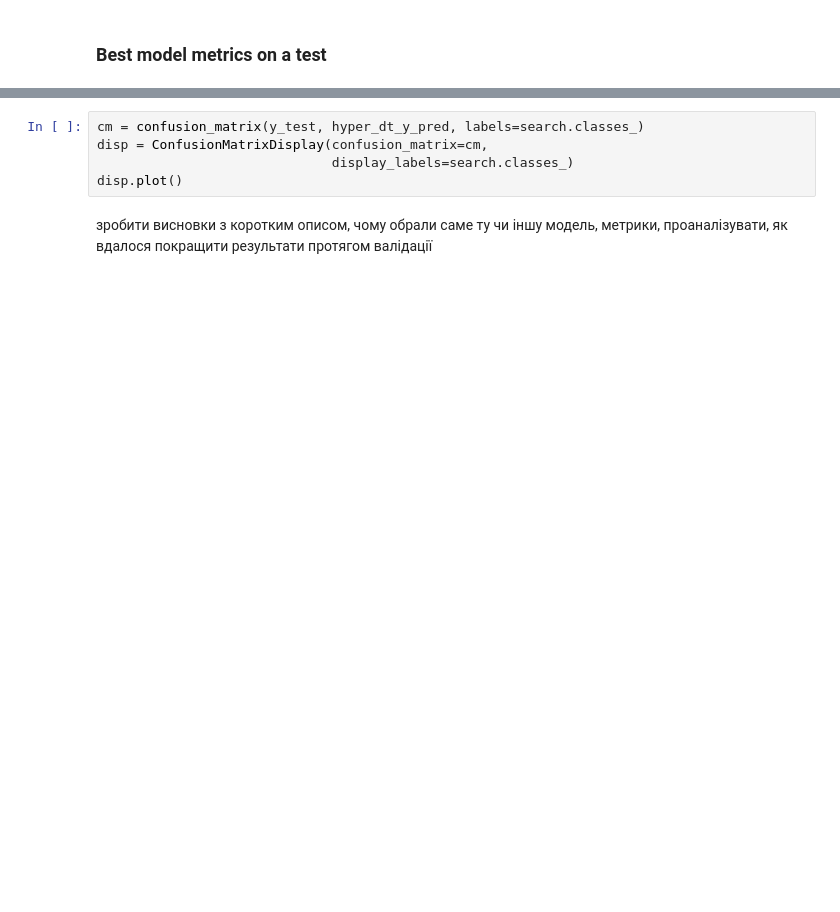
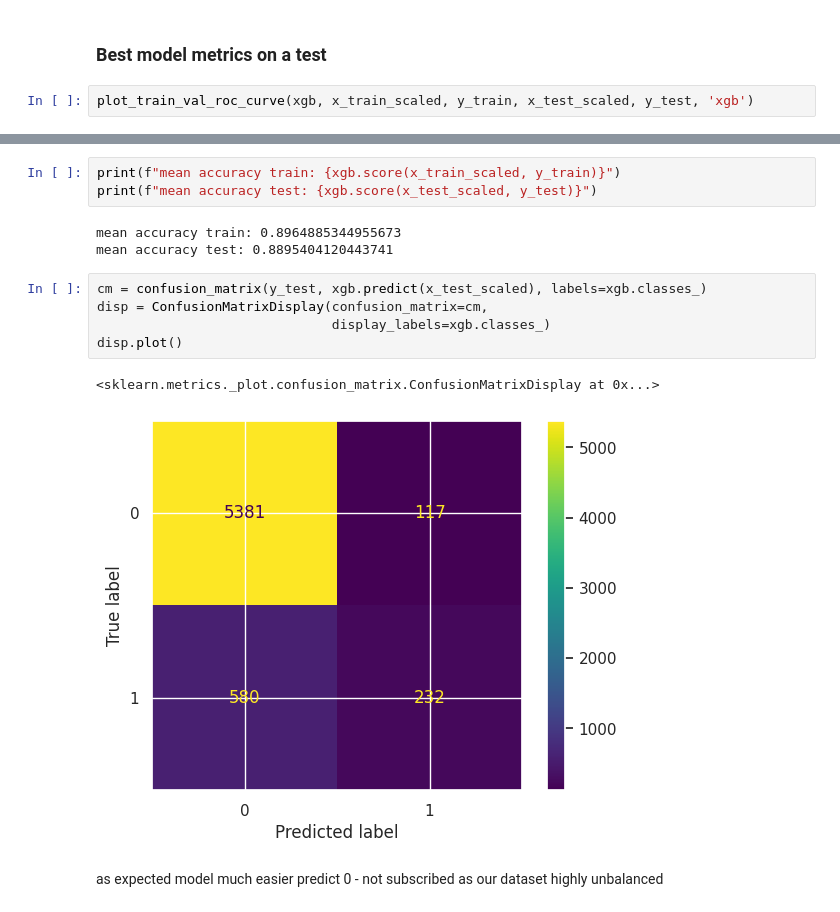
Before and after one commit to dmytrovelychko/rd_ds_python, a Jupyter notebook: cw.ipynb, the cells around one changed output, grey strips where cells are left out. Drawn from its saved outputs; the diff is of its cells as text; blank space fills up the shorter version.

```diff
--- a/cw.ipynb
+++ b/cw.ipynb
@@ -980,2 +1049,4 @@ mean accuracy val: 0.8969338190649666
 # %% [markdown]
 ### Best model metrics on a test
+# %%
+plot_train_val_roc_curve(xgb, x_train_scaled, y_train, x_test_scaled, y_test, 'xgb')
@@ -982,10 +1055,18 @@ mean accuracy val: 0.8969338190649666
+# %%
+print(f"mean accuracy train: {xgb.score(x_train_scaled, y_train)}")
+print(f"mean accuracy test: {xgb.score(x_test_scaled, y_test)}")
+# %% [output]
+mean accuracy train: 0.8964885344955673
+mean accuracy test: 0.8895404120443741
 # %%
-cm = confusion_matrix(y_test, hyper_dt_y_pred, labels=search.classes_)
+cm = confusion_matrix(y_test, xgb.predict(x_test_scaled), labels=xgb.classes_)
 disp = ConfusionMatrixDisplay(confusion_matrix=cm,
-                              display_labels=search.classes_)
+                              display_labels=xgb.classes_)
 disp.plot()
+# %% [output]
+<sklearn.metrics._plot.confusion_matrix.ConfusionMatrixDisplay at 0x...>
+[figure, added]
-# %% [markdown]
-зробити висновки з коротким описом, чому обрали саме ту чи іншу модель,
-метрики, проаналізувати, як вдалося покращити результати протягом валідації
+# %% [markdown]
+as expected model much easier predict 0 - not subscribed as our dataset highly unbalanced
 # %% [markdown]
 ### Conclusion:
```
Also changed, not shown: parts of 32 cells of this notebook.
